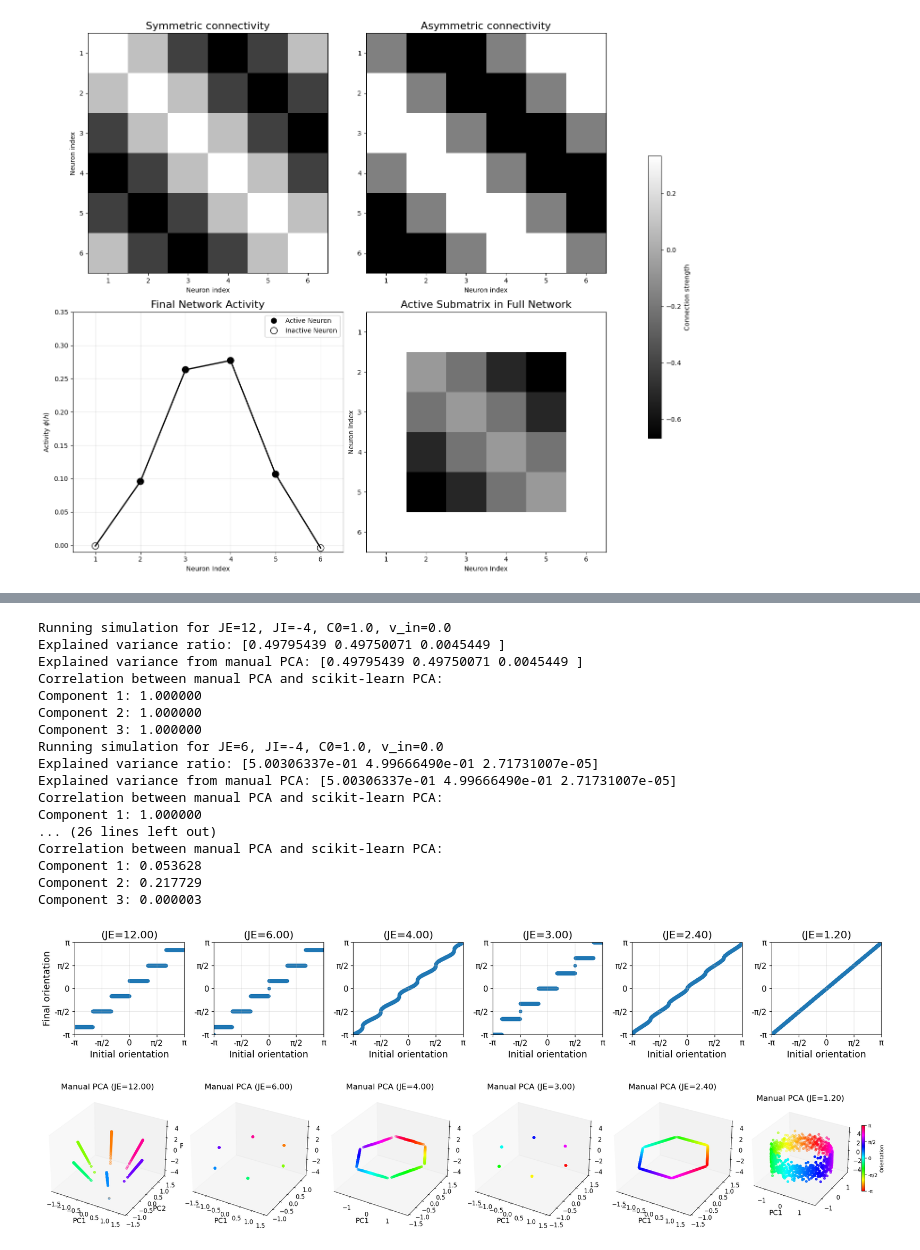
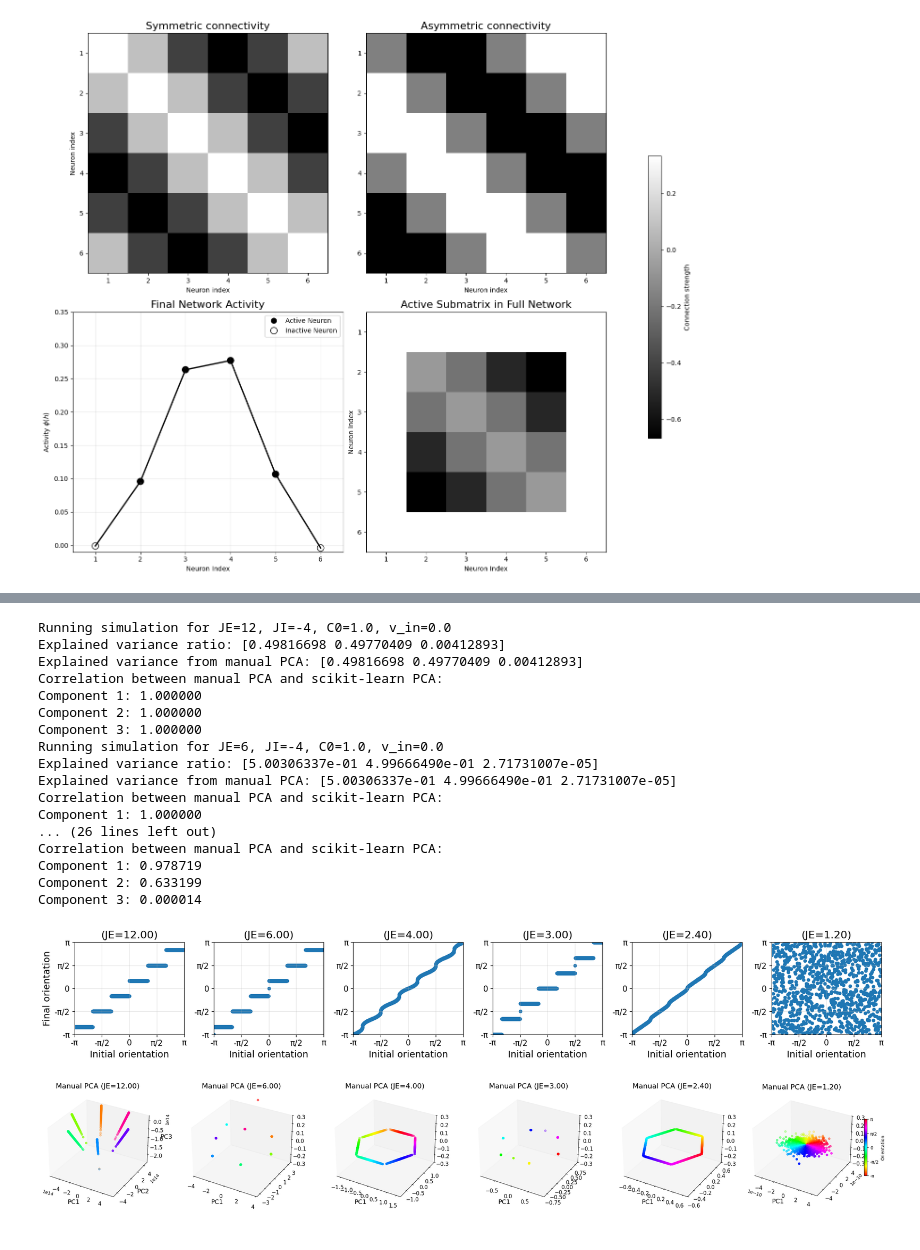
Before and after one commit to Sepsad/CompNeuroMethodsHWs, a Jupyter notebook: Final_project/code.ipynb, the cells around one changed output, grey strips where cells are left out. Saved outputs shown, nothing was run; the diff lists cells and outputs as text; code cells hidden in the pictures.

```diff
--- a/Final_project/code.ipynb
+++ b/Final_project/code.ipynb
@@ -436,7 +436,7 @@ def plot_attractor_map(ax, centers, attractors, JE, combination_idx, n_combinati
 
     return scatter
 
-def plot_manual_pca(ax, scores, centers, JE, combination_idx, n_combinations):
+def plot_manual_pca(ax, scores, centers, JE, combination_idx, n_combinations, zlim=(-1, 1)):
     """Plot manual PCA 3D"""
     scatter = ax.scatter(scores[:, 0], scores[:, 1], scores[:, 2],
                         c=centers, cmap='hsv', s=20, vmin=-np.pi, vmax=np.pi)
@@ -448,13 +448,17 @@ def plot_manual_pca(ax, scores, centers, JE, combination_idx, n_combinations):
 
     ax.set_title(f'Manual PCA (JE={JE:.2f})', fontsize=16)
     ax.set_xlabel('PC1', fontsize=14)
-    ax.set_zlim(-5, 5)
+    # ax.set_zlim(-1, 1)
+    if zlim is not None:
+        ax.set_zlim(zlim)
+    else:
+        ax.set_zlim(min(scores[:, 2]), max(scores[:, 2]))
     ax.grid(False)
     ax.tick_params(axis='both', which='major', labelsize=12)
 
     return scatter
 
-def plot_sklearn_pca(ax, sklearn_scores, centers, JE, combination_idx, n_combinations):
+def plot_sklearn_pca(ax, sklearn_scores, centers, JE, combination_idx, n_combinations,  zlim=(-1, 1)):
     """Plot sklearn PCA 3D"""
     scatter = ax.scatter(sklearn_scores[:, 0], sklearn_scores[:, 1], sklearn_scores[:, 2],
                         c=centers, cmap='hsv', s=20, vmin=-np.pi, vmax=np.pi)
@@ -466,7 +470,7 @@ def plot_sklearn_pca(ax, sklearn_scores, centers, JE, combination_idx, n_combina
 
     ax.set_title(f'Sklearn PCA (JE={JE:.2f})', fontsize=16)
     ax.set_xlabel('PC1', fontsize=14)
-    ax.set_zlim(-5, 5)
+    ax.set_zlim(zlim)
     ax.grid(False)
     ax.tick_params(axis='both', which='major', labelsize=12)
 
@@ -554,11 +558,11 @@ for JE in JE_values:
         fig_attractor.savefig('latex/orientation_comparison.png', dpi=300, bbox_inches='tight')
 
         # Plot manual PCA 3D
-        ax2 = fig_pca_manual.add_subplot(1, n_combinations, combination_idx + 1, projection='3d')
+        ax2 = fig_pca_manual.add_subplot(1, n_combinations, combination_idx + 1, projection='3d', zlim=(-0.6, 0.6))
         scatter2 = plot_manual_pca(ax2, scores, attractors, JE, combination_idx, n_combinations)
 
         # Plot sklearn PCA 3D
-        ax3 = fig_pca_sklearn.add_subplot(1, n_combinations, combination_idx + 1, projection='3d')
+        ax3 = fig_pca_sklearn.add_subplot(1, n_combinations, combination_idx + 1, projection='3d', zlim=(-0.6, 0.6))
         scatter3 = plot_sklearn_pca(ax3, sklearn_scores, attractors, JE, combination_idx, n_combinations)
 
         # Add colorbar only to the last subplot in each figure
@@ -610,7 +614,7 @@ v_in = 0.0  # Constant velocity input
 n_combinations = len(JE_values) * len(JI_values)
 # Create three separate figures: one for attractor maps, one for manual PCA, and one for sklearn PCA
 fig_attractor = plt.figure(figsize=(3 * n_combinations, 3))  # For attractor maps
-fig_pca_manual = plt.figure(figsize=(4 * n_combinations, 4))  # For manual PCA plots
+fig_pca_manual = plt.figure(figsize=(4.5 * n_combinations, 4))  # For manual PCA plots
 # fig_pca_sklearn = plt.figure(figsize=(3 * n_combinations, 4))  # For sklearn PCA plots
 
 combination_idx = 0
@@ -618,7 +622,11 @@ combination_idx = 0
 for JE in JE_values:
     for JI in JI_values:
         print(f"Running simulation for JE={JE}, JI={JI}, C0={C0}, v_in={v_in}")
-        centers, attractors, final_states, scores, sklearn_scores, _ = run_attractor_simulation(JE, JI, N=N, tau=tau, C0=C0, A=A, v_in=v_in,
+        if JE == 1.2:
+            centers, attractors, final_states, scores, sklearn_scores, _ = run_attractor_simulation(JE, JI, N=N, tau=tau, C0=C0, A=A, v_in=v_in,
+                                                                                                timespan = (0.0,5.0), n_centers=1000, init_model= 'guassian')
+        else:
+            centers, attractors, final_states, scores, sklearn_scores, _ = run_attractor_simulation(JE, JI, N=N, tau=tau, C0=C0, A=A, v_in=v_in,
                                                                                                 timespan = (0.0,5.0), n_centers=1000, init_model= 'bump')
 
         # Store results
@@ -632,11 +640,14 @@ for JE in JE_values:
         # Plot attractor map
         ax1 = fig_attractor.add_subplot(1, n_combinations, combination_idx + 1)
         scatter1 = plot_attractor_map(ax1, centers, attractors, JE, combination_idx, n_combinations)
-        fig_attractor.savefig('latex/orientation_comparison_without_v.png', dpi=300, bbox_inches='tight')
 
         # Plot manual PCA 3D
         ax2 = fig_pca_manual.add_subplot(1, n_combinations, combination_idx + 1, projection='3d')
-        scatter2 = plot_manual_pca(ax2, scores, attractors, JE, combination_idx, n_combinations)
+        if JE == 12:
+            scatter2 = plot_manual_pca(ax2, scores, attractors, JE, combination_idx, n_combinations, zlim=None)
+        else:
+            scatter2 = plot_manual_pca(ax2, scores, attractors, JE, combination_idx, n_combinations, zlim=(-0.3, 0.3))
+
         # Plot sklearn PCA 3D
         # ax3 = fig_pca_sklearn.add_subplot(1, n_combinations, combination_idx + 1, projection='3d')
         # scatter3 = plot_sklearn_pca(ax3, sklearn_scores, centers, JE, combination_idx, n_combinations)
@@ -644,39 +655,40 @@ for JE in JE_values:
         # Add colorbar only to the last subplot in each figure
         if combination_idx == n_combinations - 1:
             for fig, ax, scatter in [(fig_pca_manual, ax2, scatter2),
                                      (fig_pca_sklearn, ax3, scatter3)]:
                 cbar = plt.colorbar(scatter, ax=ax, shrink=0.5)
                 cbar.set_label('Orientation')
                 cbar.set_ticks([-np.pi, -np.pi/2, 0, np.pi/2, np.pi])
                 cbar.set_ticklabels(['-π', '-π/2', '0', 'π/2', 'π'])
 
         combination_idx += 1
 
 fig_attractor.tight_layout()
 fig_pca_manual.tight_layout()
 fig_pca_sklearn.tight_layout()
+# fig_attractor.savefig('latex/orientation_comparison_without_v.png', dpi=300, bbox_inches='tight')
 fig_pca_manual.savefig('latex/manual_pca_without_v.png', dpi=300, bbox_inches='tight')
 
 plt.show()
 # %% [output]
 Running simulation for JE=12, JI=-4, C0=1.0, v_in=0.0
-Explained variance ratio: [0.49795439 0.49750071 0.0045449 ]
-Explained variance from manual PCA: [0.49795439 0.49750071 0.0045449 ]
+Explained variance ratio: [0.49816698 0.49770409 0.00412893]
+Explained variance from manual PCA: [0.49816698 0.49770409 0.00412893]
 Correlation between manual PCA and scikit-learn PCA:
 Component 1: 1.000000
 Component 2: 1.000000
 Component 3: 1.000000
 Running simulation for JE=6, JI=-4, C0=1.0, v_in=0.0
 Explained variance ratio: [5.00306337e-01 4.99666490e-01 2.71731007e-05]
 Explained variance from manual PCA: [5.00306337e-01 4.99666490e-01 2.71731007e-05]
 Correlation between manual PCA and scikit-learn PCA:
 Component 1: 1.000000
 ... (26 lines left out)
 Correlation between manual PCA and scikit-learn PCA:
-Component 1: 0.053628
-Component 2: 0.217729
-Component 3: 0.000003
+Component 1: 0.978719
+Component 2: 0.633199
+Component 3: 0.000014
-[figure, old version]
+[figure, new version]
-[figure, old version]
+[figure, new version]
 # %%
 # Define parameter ranges to iterate over
```
Also changed, not shown: parts of 8 cells of this notebook.
